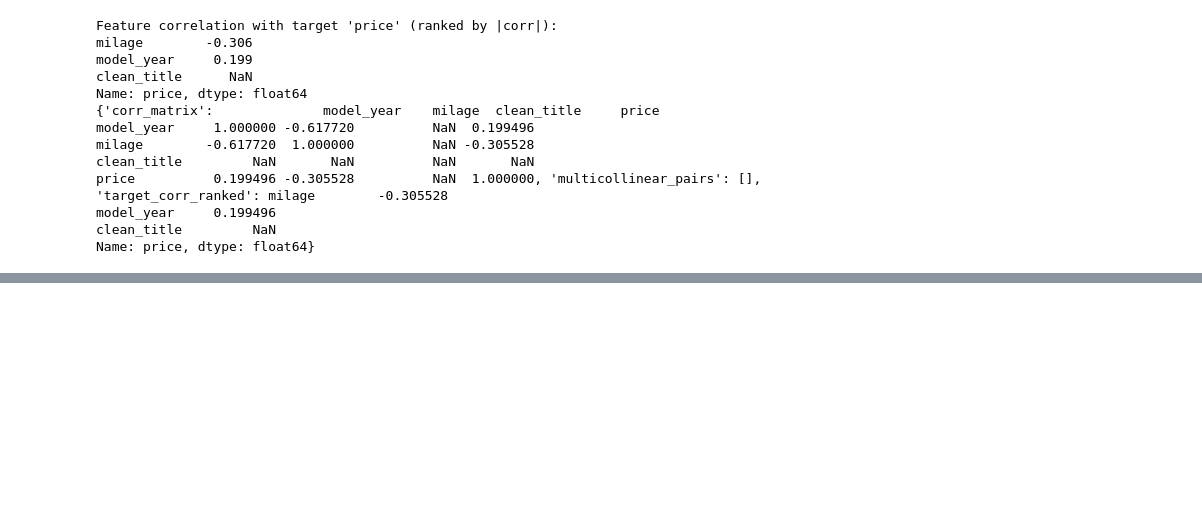
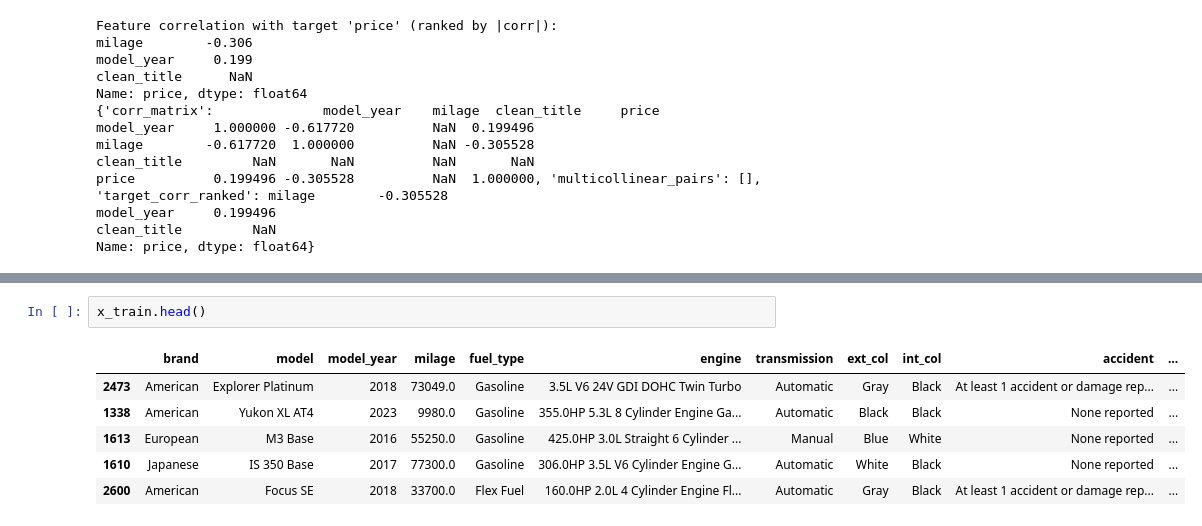
Before and after one commit to Projects-codelive/AutoML, a Jupyter notebook: notebooks/Eda.ipynb, the cells around one changed output, grey strips where cells are left out. Drawn from its saved outputs; the diff is of its cells as text; blank space fills up the shorter version.

```diff
--- a/notebooks/Eda.ipynb
+++ b/notebooks/Eda.ipynb
@@ -640,0 +1094,9 @@ Name: price, dtype: float64}
+# %%
+x_train.head()
+# %% [output]
+|  | brand | model | model_year | milage | fuel_type | engine | transmission | ext_col | int_col | accident | ... |
+| 2473 | American | Explorer Platinum | 2018 | 73049.0 | Gasoline | 3.5L V6 24V GDI DOHC Twin Turbo | Automatic | Gray | Black | At least 1 accident or damage rep... | ... |
+| 1338 | American | Yukon XL AT4 | 2023 | 9980.0 | Gasoline | 355.0HP 5.3L 8 Cylinder Engine Ga... | Automatic | Black | Black | None reported | ... |
+| 1613 | European | M3 Base | 2016 | 55250.0 | Gasoline | 425.0HP 3.0L Straight 6 Cylinder ... | Manual | Blue | White | None reported | ... |
+| 1610 | Japanese | IS 350 Base | 2017 | 77300.0 | Gasoline | 306.0HP 3.5L V6 Cylinder Engine G... | Automatic | White | Black | None reported | ... |
+| 2600 | American | Focus SE | 2018 | 33700.0 | Flex Fuel | 160.0HP 2.0L 4 Cylinder Engine Fl... | Automatic | Gray | Black | At least 1 accident or damage rep... | ... |
```
Also changed, not shown: parts of 42 cells of this notebook, 4 other files.
